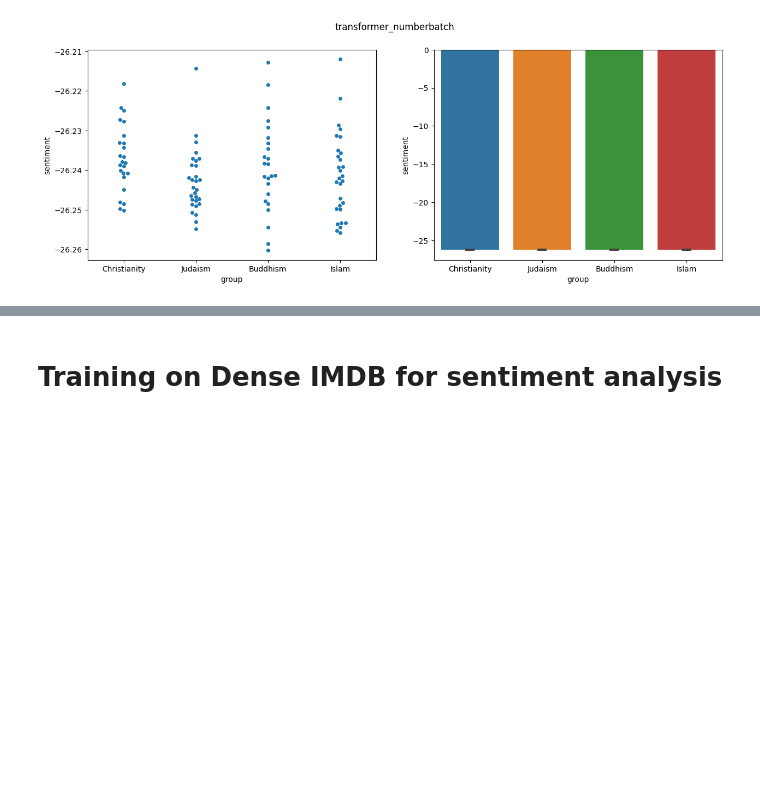
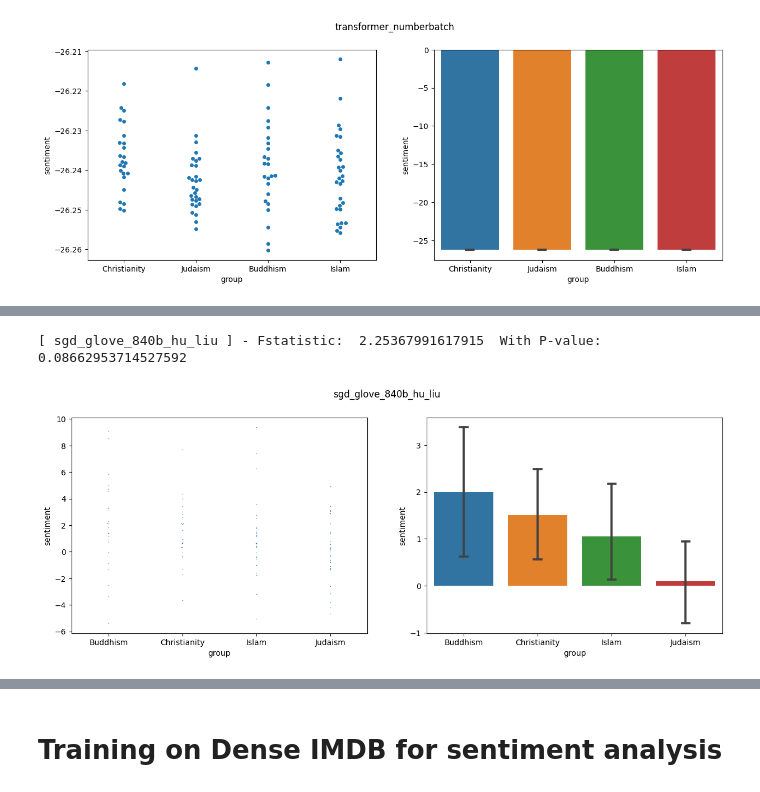
Before and after one commit to GhaidaAlAtoum/PlayGround_ML, a Jupyter notebook: CNN_RNN_Transformer.ipynb, the cells around one changed output, grey strips where cells are left out. Cells and saved outputs as stored; diff of their text form; code cells hidden in the pictures; blank space fills up the shorter version.

```diff
--- a/CNN_RNN_Transformer.ipynb
+++ b/CNN_RNN_Transformer.ipynb
@@ -1256,0 +1379,5 @@ plot_sentiment('transformer_numberbatch', transformer_result_numberbatch)
+# %%
+sgd_glove_840b_hu_liu_model = get_logistic_regression_model()
+train_logisitic_regression_model(sgd_glove_840b_hu_liu_model, hu_liuhu_liu_X_train_glove_840b, \
+                                 hu_liu_Y_train_glove_840b, hu_liu_X_test_glove_840b, \
+                                 hu_liu_Y_test_glove_840b)
@@ -1256,0 +1410,7 @@ plot_sentiment('transformer_numberbatch', transformer_result_numberbatch)
+# %%
+%%time
+sgd_glove_840b_hu_liu_bias_test = test_bias_logistic_regression(
+    sgd_glove_840b_hu_liu_model,
+    glove_840B_embeddings,
+    test_religious_bias
+)
@@ -1256,0 +1446,6 @@ plot_sentiment('transformer_numberbatch', transformer_result_numberbatch)
+# %%
+get_bias_stats('sgd_glove_840b_hu_liu', sgd_glove_840b_hu_liu_bias_test, test_religious_bias.keys())
+plot_sentiment('sgd_glove_840b_hu_liu', sgd_glove_840b_hu_liu_bias_test, 1)
+# %% [output]
+[ sgd_glove_840b_hu_liu ] - Fstatistic:  2.25367991617915  With P-value:  0.08662953714527592
+[figure, added]
```
Also changed, not shown: parts of 28 cells of this notebook.
